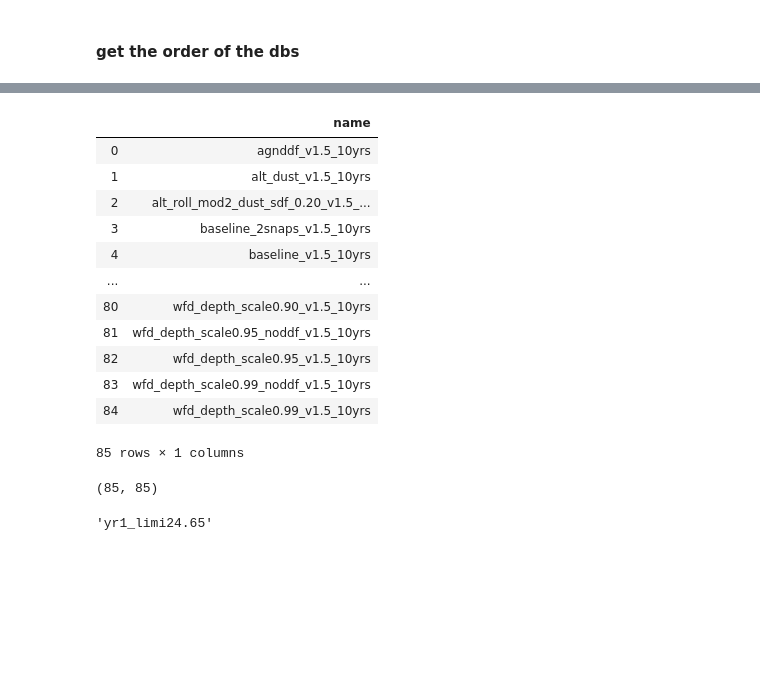
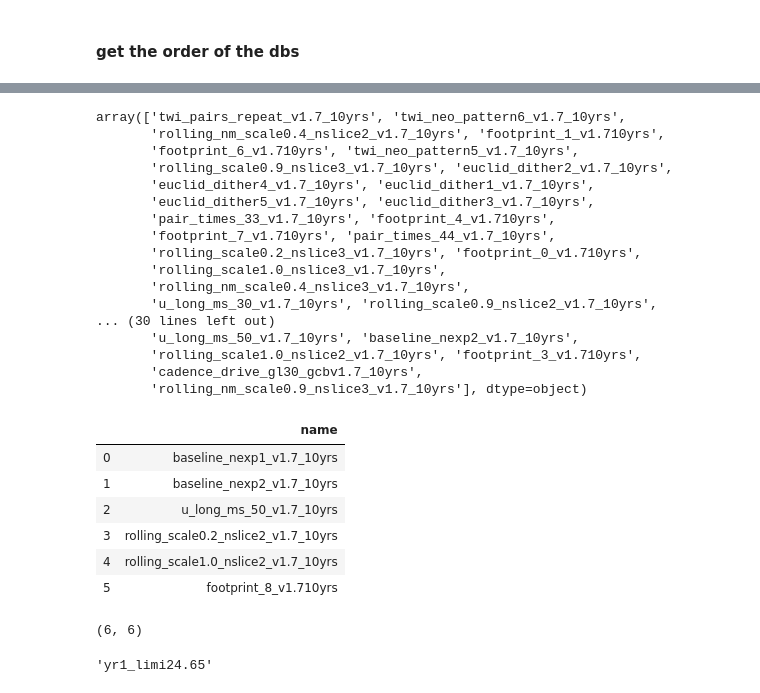
Before and after one commit to LSSTDESC/ObsStrat, a Jupyter notebook: postwp/paper_data.ipynb, the cells around one changed output, grey strips where cells are left out. Cells and saved outputs as stored; diff of their text form; code cells hidden in the pictures; blank space fills up the shorter version.

```diff
--- a/postwp/paper_data.ipynb
+++ b/postwp/paper_data.ipynb
@@ -8,8 +8,8 @@ import os
 import pandas as pd
 %matplotlib inline
 # %%
-data_dir = '/global/cscratch1/sd/awan/lsst_output/post_wp_output_v1.5_-0.1cuts/summary_data/'
-outdir = '/global/homes/a/awan/LSST/lsstRepos/ObsStrat/postwp/paper-data/summary_csv_v1.5_-0.1cuts/'
+data_dir = '/global/cscratch1/sd/awan/lsst_output/post_wp_output_v1.7_-0.1cuts/summary_data/'
+outdir = '/global/homes/a/awan/LSST/lsstRepos/ObsStrat/postwp/paper-data/summary_csv_v1.7_-0.1cuts/'
 os.makedirs(outdir, exist_ok=True)
 # %% [markdown]
 #### read in the data for the static metrics and store as a dictionary
@@ -92,0 +60,20 @@ df.to_csv('%s/order_v1.6.csv' % outdir, index=False)
+# %%
+data['yr10_limi25.9'].dbname.values
+# %% [output]
+array(['twi_pairs_repeat_v1.7_10yrs', 'twi_neo_pattern6_v1.7_10yrs',
+       'rolling_nm_scale0.4_nslice2_v1.7_10yrs', 'footprint_1_v1.710yrs',
+       'footprint_6_v1.710yrs', 'twi_neo_pattern5_v1.7_10yrs',
+       'rolling_scale0.9_nslice3_v1.7_10yrs', 'euclid_dither2_v1.7_10yrs',
+       'euclid_dither4_v1.7_10yrs', 'euclid_dither1_v1.7_10yrs',
+       'euclid_dither5_v1.7_10yrs', 'euclid_dither3_v1.7_10yrs',
+       'pair_times_33_v1.7_10yrs', 'footprint_4_v1.710yrs',
+       'footprint_7_v1.710yrs', 'pair_times_44_v1.7_10yrs',
+       'rolling_scale0.2_nslice3_v1.7_10yrs', 'footprint_0_v1.710yrs',
+       'rolling_scale1.0_nslice3_v1.7_10yrs',
+       'rolling_nm_scale0.4_nslice3_v1.7_10yrs',
+       'u_long_ms_30_v1.7_10yrs', 'rolling_scale0.9_nslice2_v1.7_10yrs',
+... (30 lines left out)
+       'u_long_ms_50_v1.7_10yrs', 'baseline_nexp2_v1.7_10yrs',
+       'rolling_scale1.0_nslice2_v1.7_10yrs', 'footprint_3_v1.710yrs',
+       'cadence_drive_gl30_gcbv1.7_10yrs',
+       'rolling_nm_scale0.9_nslice3_v1.7_10yrs'], dtype=object)
@@ -93,25 +90,19 @@ df.to_csv('%s/order_v1.6.csv' % outdir, index=False)
 # %%
-df_in_order = pd.read_csv('%s/given_order_v1.5.csv' % outdir, )
+df_in_order = pd.read_csv('%s/given_order_v1.7_selected.csv' % outdir, )
 df_in_order
 # %% [output]
 |  | name |
-| 0 | agnddf_v1.5_10yrs |
-| 1 | alt_dust_v1.5_10yrs |
-| 2 | alt_roll_mod2_dust_sdf_0.20_v1.5_... |
-| 3 | baseline_2snaps_v1.5_10yrs |
-| 4 | baseline_v1.5_10yrs |
-| ... | ... |
-| 80 | wfd_depth_scale0.90_v1.5_10yrs |
-| 81 | wfd_depth_scale0.95_noddf_v1.5_10yrs |
-| 82 | wfd_depth_scale0.95_v1.5_10yrs |
-| 83 | wfd_depth_scale0.99_noddf_v1.5_10yrs |
-| 84 | wfd_depth_scale0.99_v1.5_10yrs |
+| 0 | baseline_nexp1_v1.7_10yrs |
+| 1 | baseline_nexp2_v1.7_10yrs |
+| 2 | u_long_ms_50_v1.7_10yrs |
+| 3 | rolling_scale0.2_nslice2_v1.7_10yrs |
+| 4 | rolling_scale1.0_nslice2_v1.7_10yrs |
+| 5 | footprint_8_v1.710yrs |
-85 rows × 1 columns
 # %%
 # check some things:
 len( list( df_in_order['name'] ) ), len( np.unique( df_in_order['name'] ) )
 # %% [output]
-(85, 85)
+(6, 6)
 # %%
 yr_key = [f for f in data.keys() if f.__contains__('yr1_')][0]
 yr_key
```
Also changed, not shown: parts of 17 cells of this notebook.
